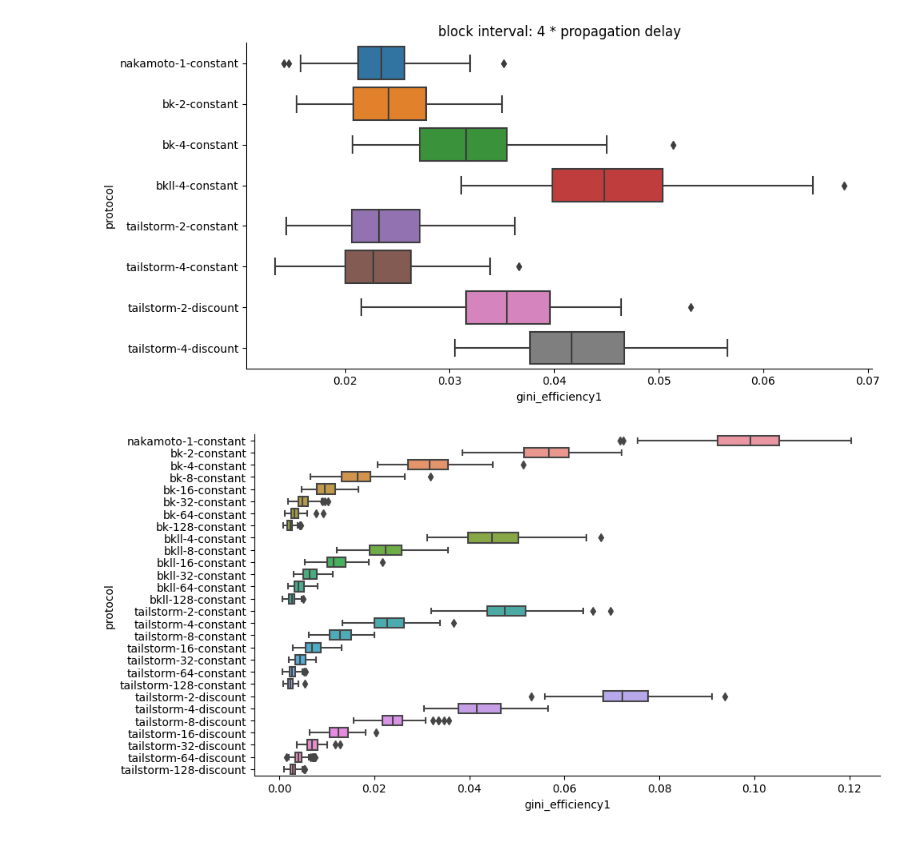
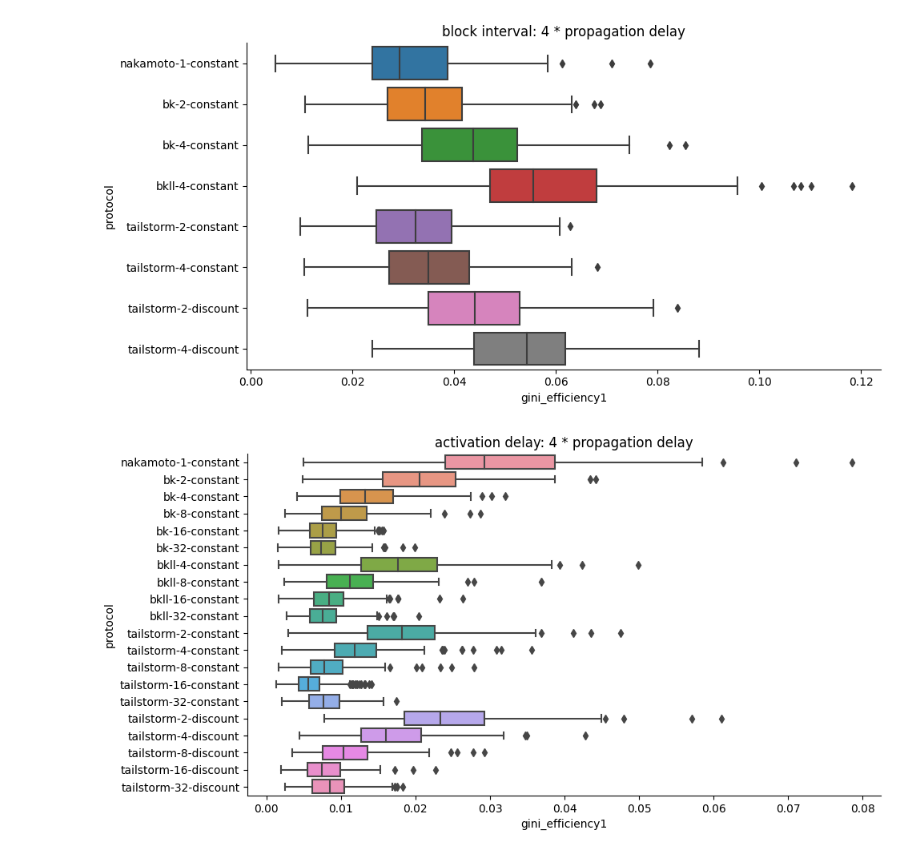
Before and after one commit to pkel/cpr, a Jupyter notebook: experiments/graphml_runner/honest-net-inequality.ipynb, the cells around one changed output. Cells and saved outputs as stored; diff of their text form; code cells hidden in the pictures.

```diff
--- a/experiments/graphml_runner/honest-net-inequality.ipynb
+++ b/experiments/graphml_runner/honest-net-inequality.ipynb
@@ -68,6 +63,9 @@ compute.append(1 - np.sum(compute))
 
 compute = list(range(1, 8))
 
+# compute = [ 0.01, 0.99 ]
+
+compute = compute / np.sum(compute)
 print("compute", len(compute), compute)
 
 G = nx.complete_graph(len(compute))
@@ -150,11 +148,11 @@ block_intervals = [
 
 
 def rows():
-    for f in families.keys():
-        for s in schemes[f]:
-            for k in ks[f]:
-                for bi in block_intervals:
-                    for i in range(100):
+    for i in range(256):
+        for f in families.keys():
+            for s in schemes[f]:
+                for k in ks[f]:
+                    for bi in block_intervals:
                         ad = bi / k  # activation delay
                         if ad >= 1:
                             yield pd.Series(
@@ -166,6 +164,8 @@ def rows():
                                     block_interval=bi,
                                     activation_delay=ad,
                                     seed=i,
+                                    activations=1024,
+                                    # activations= k * 128, # enough pow for 128 blocks
                                 )
                             )
 
@@ -178,21 +178,27 @@ def measure(x):
     res = sim(
         G,
         activation_delay=x.activation_delay,
-        activations=8192,
+        activations=x.activations,
         protocol=families[x.family](x),
         seed=x.seed,
     )
     reward = read(res, "reward")
     activations = read(res, "activations")
+    assert sum(activations) == x.activations
     compute = read(res, "compute")
+    compute = compute / np.sum(compute)
     relrew = reward / np.sum(reward)
-    relrewn = reward / np.sum(reward) / compute
+    relrewn = relrew / compute
     efficiency0 = reward / compute
-    efficiency1 = reward / activations
+    with np.errstate(divide="ignore", invalid="ignore"):
+        efficiency1 = np.where(activations > 0, reward / activations, 0.0)
     weakest = np.argmin(compute)
     strongest = np.argmax(compute)
     return pd.Series(
         dict(
+            chain_time=res.graph["chain_time"],
+            progress=res.graph["progress"],
+            height=res.graph["progress"] / x.k,
             reward=np.sum(reward),
             revenue_loss=1 - (np.sum(reward) / np.sum(activations)),
             weakest_reward=reward[weakest],
@@ -219,10 +225,14 @@ def measure(x):
     )
 
 
+def parallel_measure(df, fun=measure, n_jobs=-1):
+    res = Parallel(n_jobs=n_jobs)(
+        delayed(measure)(row) for idx, row in tqdm(df.iterrows(), total=len(df))
+    )
+    return pd.concat([df, pd.DataFrame(res)], axis=1)
+
+
 df = pd.DataFrame(rows())
-df = df.sample(frac=1)  # shuffle to distribute load more evenly among the threads
-# df = pd.concat([df, df.apply(measure, axis=1)], axis=1)
-df = pd.concat([df, df.parallel_apply(measure, axis=1)], axis=1)
-df = df.sort_index()
+df = parallel_measure(df)
 df
 # %% [output]
@@ -405,11 +412,11 @@ def bp_ad(metric, ad=4):
 
 bp_bi("gini_efficiency1", bi=4)
 # %% [output]
-[figure, old version]
+[figure, new version]
 # %%
-bp_ad("gini_efficiency1", ad=)
+bp_ad("gini_efficiency1", ad=4)
 # %% [output]
-[figure, old version]
+[figure, new version]
 # %%
 plt = sns.catplot(
     data=df,
```
Also changed, not shown: parts of 18 cells of this notebook.
